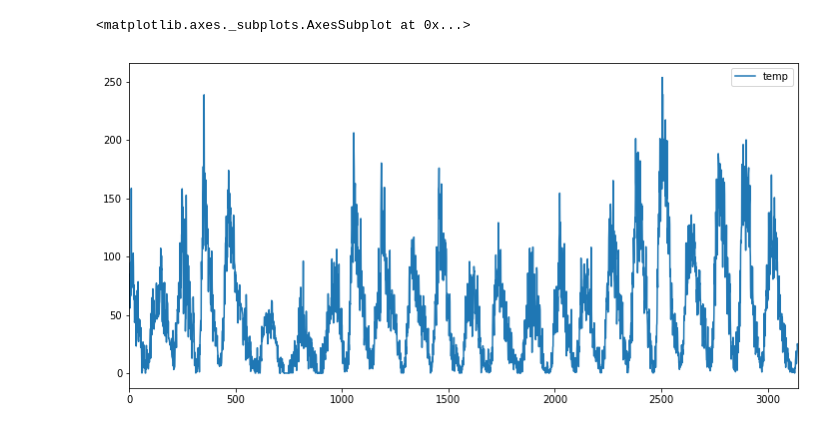
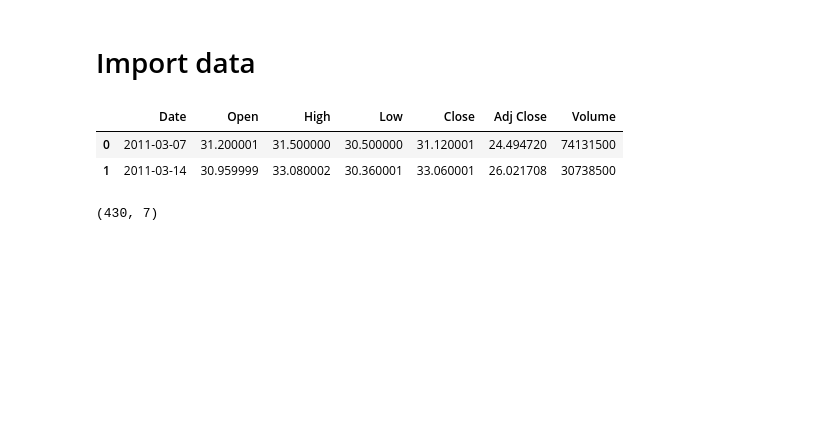
Before and after one commit to mondayn/py, a Jupyter notebook: anomalies.ipynb, the cells around one changed output. Cells and saved outputs as stored; diff of their text form; code cells hidden in the pictures; blank space fills up the shorter version.

```diff
--- a/anomalies.ipynb
+++ b/anomalies.ipynb
@@ -28,5 +11,16 @@ Index(['temp'], dtype='object')
-# %%
-df.plot(figsize=(12,6))
-# %% [output]
-<matplotlib.axes._subplots.AxesSubplot at 0x...>
-[figure, removed]
+# %% [markdown]
+# Import data
+# %%
+df = pd.read_csv('data/HCA.csv')
+df['Date'] = pd.to_datetime(df.Date)
+df.head(2)
+df.shape
+
+# quandl doesn't offer current year?
+# df = pd.read_csv('https://www.quandl.com/api/v3/datasets/WIKI/AAPL.csv')
+# df.Date.max()
+# %% [output]
+|  | Date | Open | High | Low | Close | Adj Close | Volume |
+| 0 | 2011-03-07 | 31.200001 | 31.500000 | 30.500000 | 31.120001 | 24.494720 | 74131500 |
+| 1 | 2011-03-14 | 30.959999 | 33.080002 | 30.360001 | 33.060001 | 26.021708 | 30738500 |
+(430, 7)
```
Also changed, not shown: parts of 23 cells of this notebook.
